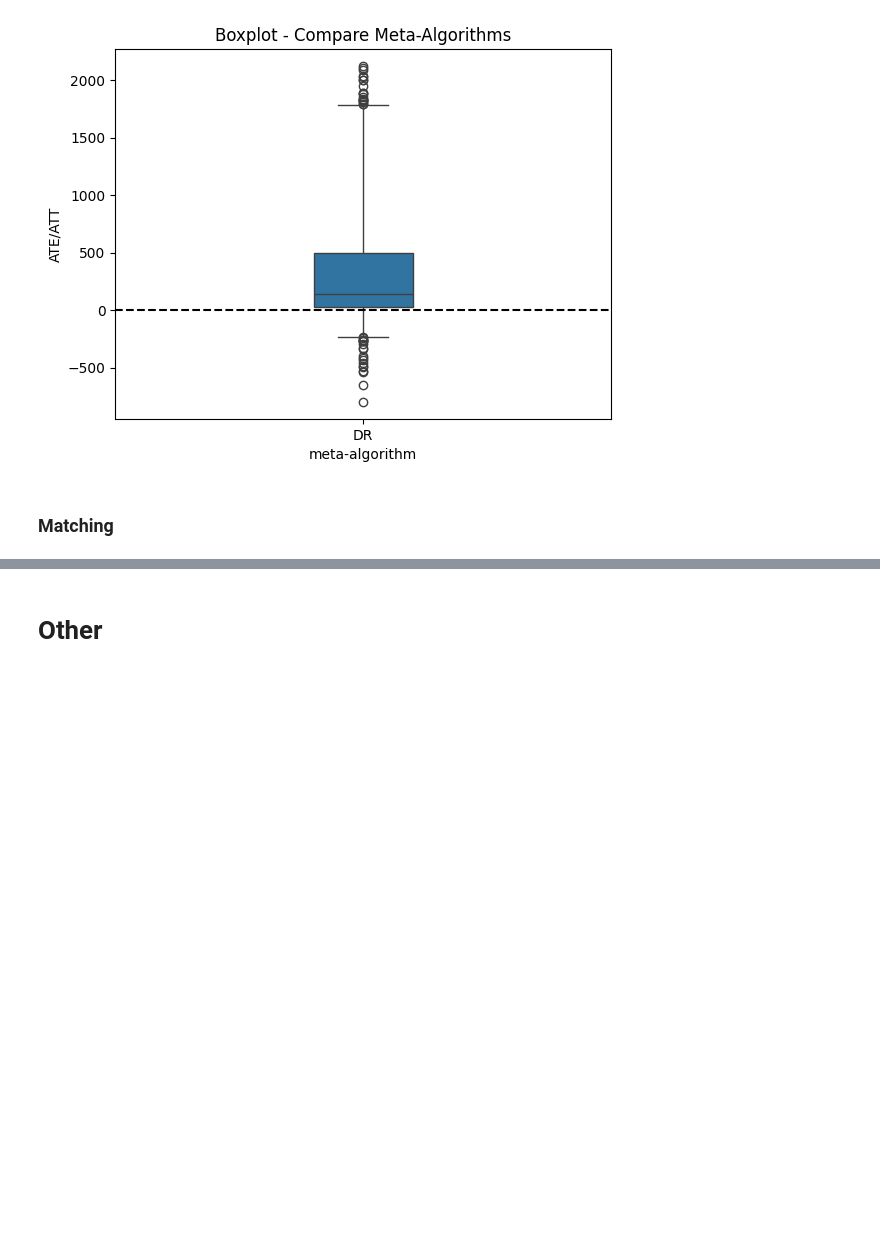
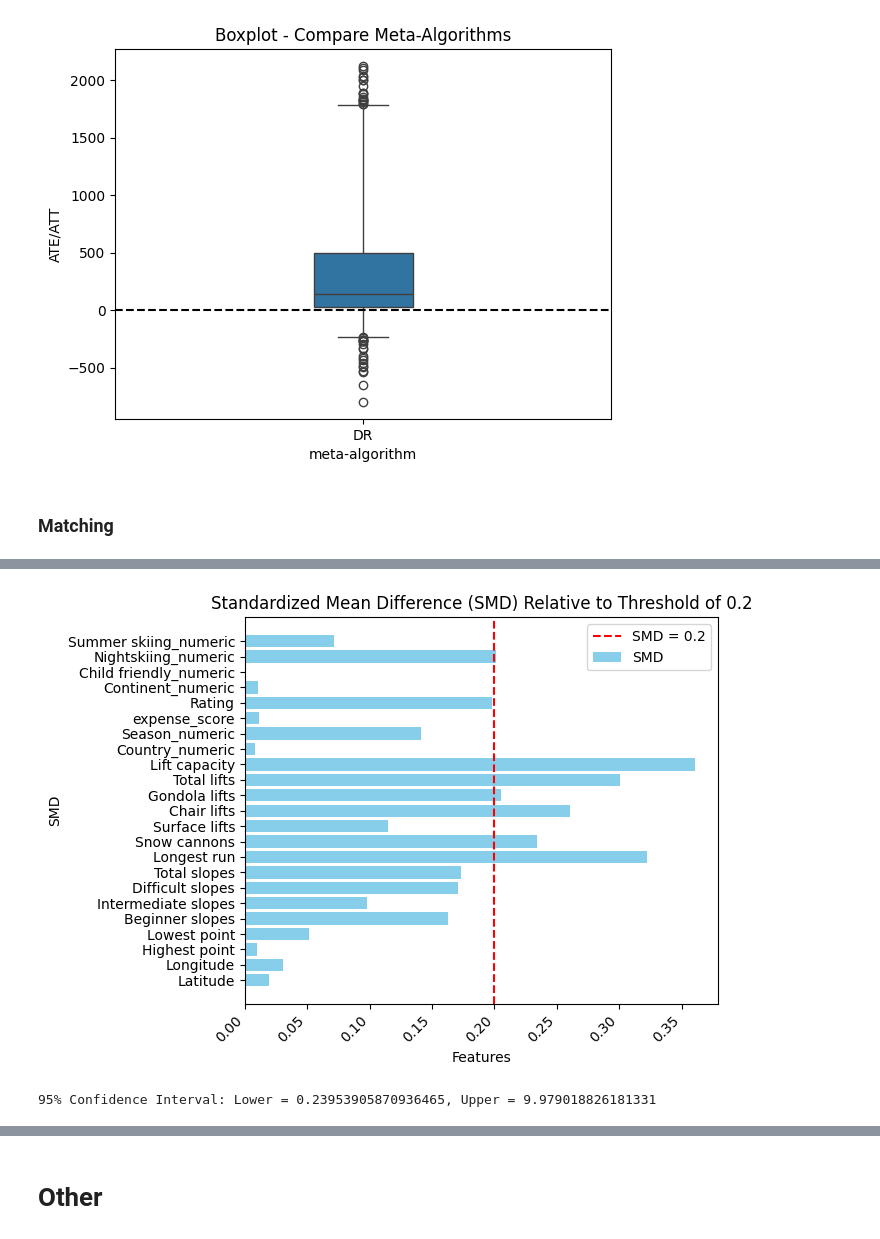
Before and after one commit to matansol/causal-inference-course, a Jupyter notebook: project/project.ipynb, the cells around one changed output, grey strips where cells are left out. Drawn from its saved outputs; the diff is of its cells as text; code cells hidden in the pictures; blank space fills up the shorter version.

Commit message:
added matching

```diff
--- a/project/project.ipynb
+++ b/project/project.ipynb
@@ -1762,0 +1825,10 @@ plt.show()
+# %%
+standard_scaler = StandardScaler().fit(trimmed_data[confounders])
+standardized_data = deepcopy(trimmed_data)
+standardized_data[confounders] = standard_scaler.transform(standardized_data[confounders])
+standardized_data_treat1 = standardized_data.query('Snowparks_numeric == 1').reset_index().drop(columns=['index'])
+standardized_data_treat0 = standardized_data.query('Snowparks_numeric == 0').reset_index().drop(columns=['index'])
+# %%
+nn = NearestNeighbors(algorithm='brute', metric='euclidean', n_neighbors=1)
+distance, standardized_data_treat1['matched_treat0'] = nn.fit(standardized_data_treat0[confounders]).kneighbors(standardized_data_treat1[confounders])
+matched_data = standardized_data_treat1.merge(standardized_data_treat0, left_on='matched_treat0', right_index=True, how='left', suffixes=('_treat1', '_treat0'))
@@ -1762,0 +1848,8 @@ plt.show()
+# %%
+# put the matching df into the same format as the trimming_data table earlier, which works for TableOne
+matching_df_long = pd.concat([matched_data.iloc[:, :len(confounders)+1].rename(columns={col + '_treat1': col for col in confounders + ['Snowparks_numeric']}),
+           matched_data.iloc[:, 9:-1].rename(columns={col + '_treat0': col for col in confounders + ['Snowparks_numeric']})], axis=0)\
+    .reset_index()\
+    .drop(columns=['index'])
+table1 = TableOne(matching_df_long, columns=all_cols, categorical=categorical_cols, groupby='Snowparks_numeric', nonnormal=[], pval=False, smd=True)
+print(table1.tabulate(tablefmt="fancy_grid"))
@@ -1762,0 +1874,45 @@ plt.show()
+# %%
+plt.figure(figsize=(7, 5))
+plt.barh(table1.smd_table.index, abs(table1.smd_table.values).flatten(), color='skyblue', label='SMD')
+
+# SMD <= 0.1 is the convention for acceptable, like p-value <= 0.05
+plt.axvline(x=0.2, color='r', linestyle='--', label='SMD = 0.2')
+plt.xlabel('Features')
+plt.ylabel('SMD')
+plt.title('Standardized Mean Difference (SMD) Relative to Threshold of 0.2')
+plt.xticks(rotation=45, ha='right')
+plt.legend()
+plt.tight_layout()
+plt.show()
+# %% [output]
+[figure, added]
+# %%
+bootstrap_sample_size = 1000
+alpha = 0.05
+np.random.seed(2025)
+att_estimates = []
+# Bootstrap sampling and model fitting
+for i in range(bootstrap_sample_size):
+    # Generate bootstrap indices
+    bootstrap_indices = np.random.choice(standardized_data.index,
+                                         size=standardized_data.shape[0],
+                                         replace=True)
+    bootstrap_standardized_data = standardized_data.loc[bootstrap_indices]
+    standardized_data_treat1 = bootstrap_standardized_data.query('Snowparks_numeric == 1').reset_index().drop(columns=['index'])
+    standardized_data_treat0 = bootstrap_standardized_data.query('Snowparks_numeric == 0').reset_index().drop(columns=['index'])
+    nn = NearestNeighbors(algorithm='brute', metric='euclidean', n_neighbors=1)
+    distance, standardized_data_treat1['matched_treat0'] = nn.fit(standardized_data_treat0[confounders]).kneighbors(standardized_data_treat1[confounders])
+    matched_data = standardized_data_treat1.merge(standardized_data_treat0, left_on='matched_treat0', right_index=True, how='left', suffixes=('_treat1', '_treat0'))
+    att_estimate = np.mean(matched_data['Price_treat1'] - matched_data['Price_treat0'])
+    att_estimates.append(att_estimate)
+
+# Convert the list of estimates into a numpy array
+matching_bootstrap_estimates = np.array(att_estimates)
+
+# Calculate the lower and upper percentiles to get the CI
+matching_ci = np.percentile(matching_bootstrap_estimates, [100 * alpha / 2, 100 * (1 - alpha / 2)], axis=0)
+
+# Print the confidence interval (for example, for the first prediction)
+print(f"95% Confidence Interval: Lower = {matching_ci[0]}, Upper = {matching_ci[1]}")
+# %% [output]
+95% Confidence Interval: Lower = 0.23953905870936465, Upper = 9.979018826181331
```
Also changed, not shown: parts of 13 cells of this notebook.
